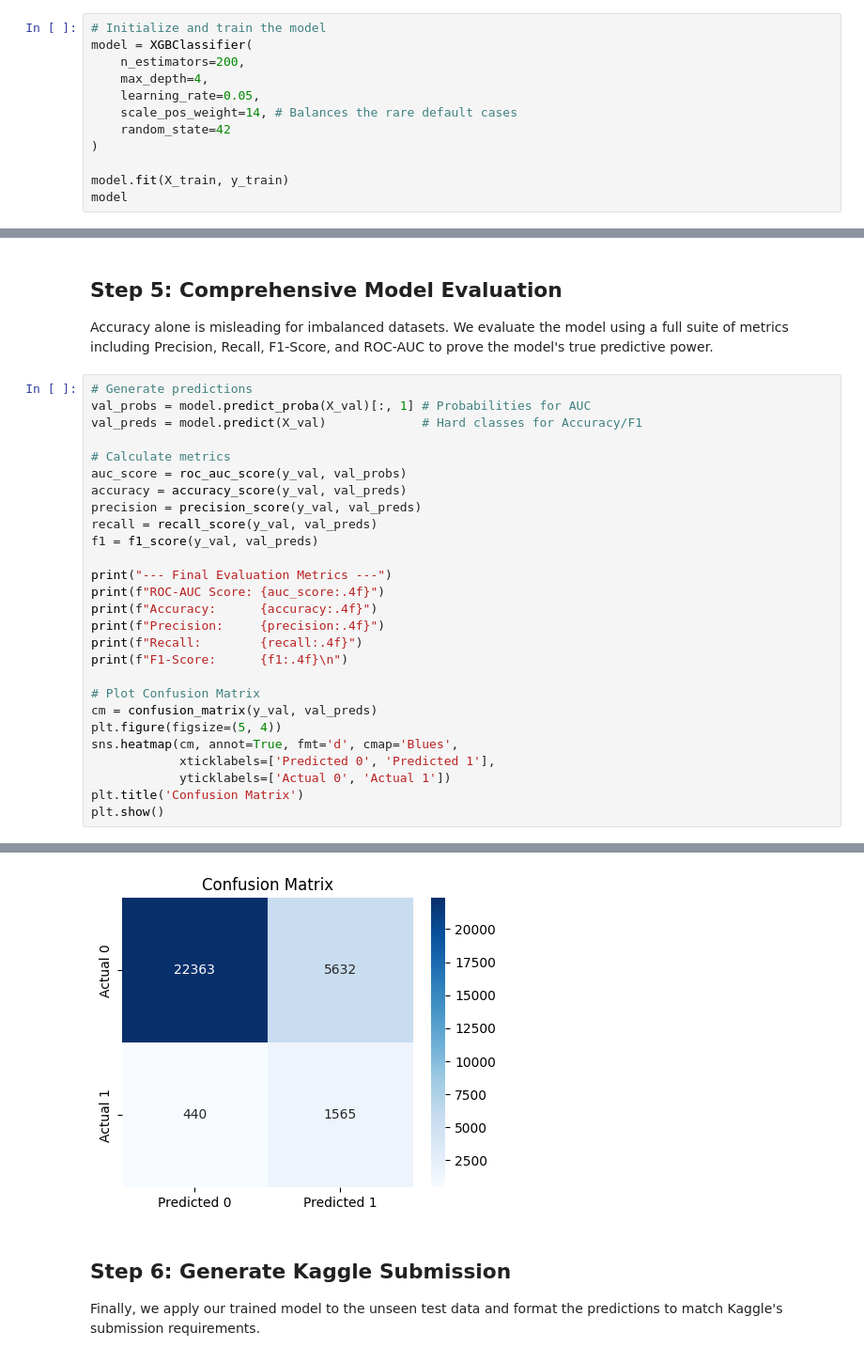
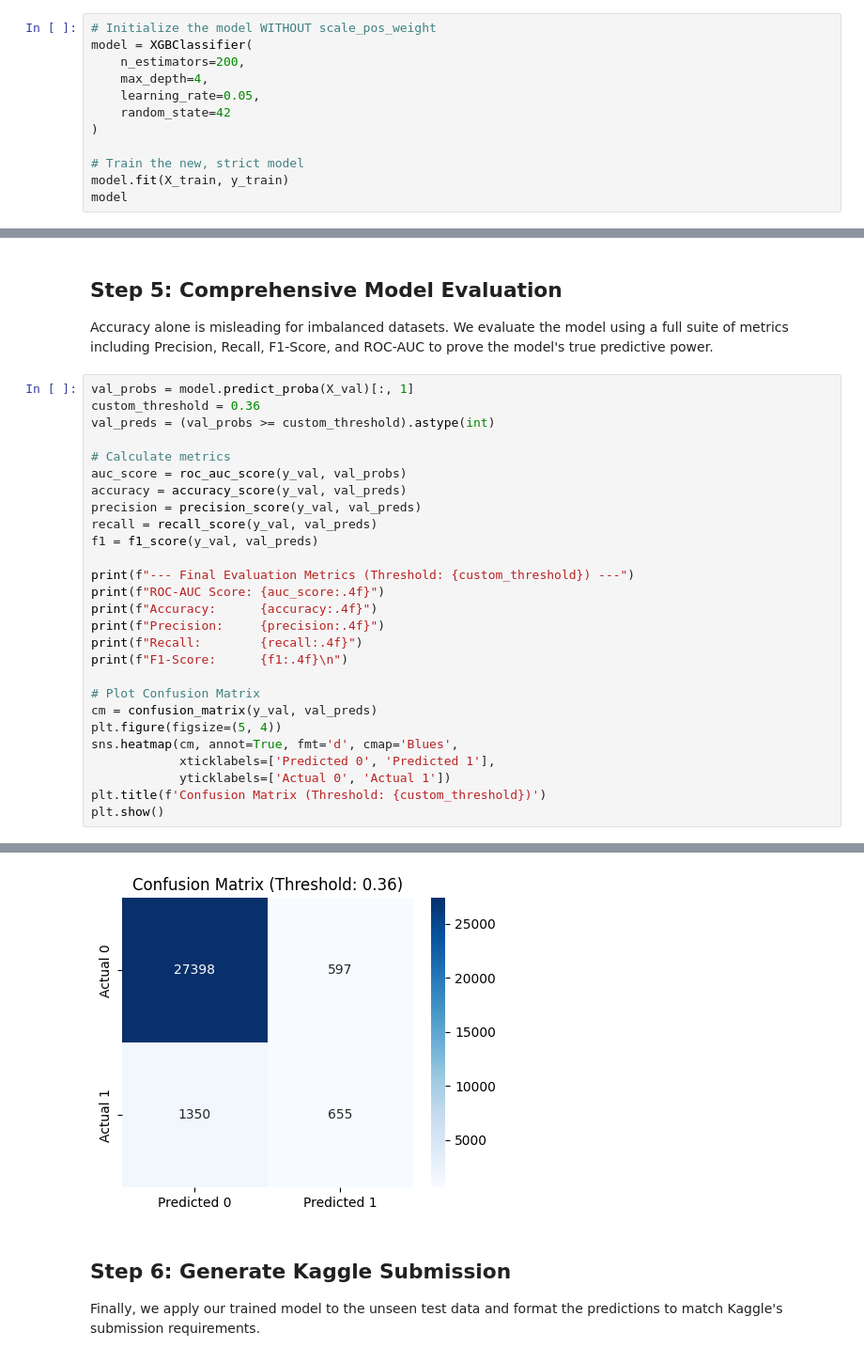
Before and after one commit to 2401020564-debug/CREDIT-PREDICTION, a Jupyter notebook: Give_Me_Some_Credit_Pipeline.ipynb, the cells around one changed output, grey strips where cells are left out. Shown at 94% size. Saved outputs shown, nothing was run; the diff lists cells and outputs as text.

```diff
--- a/Give_Me_Some_Credit_Pipeline.ipynb
+++ b/Give_Me_Some_Credit_Pipeline.ipynb
@@ -98,15 +98,15 @@ Data preprocessing complete. Ready for modeling.
 ## Step 4: Model Building (XGBoost)
 We utilize XGBoost, which is highly efficient for tabular data. To address the class imbalance we discovered during EDA, we use the `scale_pos_weight` parameter to penalize the model more heavily when it misclassifies a true defaulter.
 # %%
-# Initialize and train the model
+# Initialize the model WITHOUT scale_pos_weight
 model = XGBClassifier(
     n_estimators=200,
     max_depth=4,
     learning_rate=0.05,
-    scale_pos_weight=14, # Balances the rare default cases
     random_state=42
 )
 
+# Train the new, strict model
 model.fit(X_train, y_train)
 model
 # %% [output]
@@ -125,9 +125,9 @@ XGBClassifier(base_score=None, booster=None, callbacks=None,
 ## Step 5: Comprehensive Model Evaluation
 Accuracy alone is misleading for imbalanced datasets. We evaluate the model using a full suite of metrics including Precision, Recall, F1-Score, and ROC-AUC to prove the model's true predictive power.
 # %%
-# Generate predictions
-val_probs = model.predict_proba(X_val)[:, 1] # Probabilities for AUC
-val_preds = model.predict(X_val)             # Hard classes for Accuracy/F1
+val_probs = model.predict_proba(X_val)[:, 1]
+custom_threshold = 0.36
+val_preds = (val_probs >= custom_threshold).astype(int)
 
 # Calculate metrics
 auc_score = roc_auc_score(y_val, val_probs)
@@ -136,7 +136,7 @@ precision = precision_score(y_val, val_preds)
 recall = recall_score(y_val, val_preds)
 f1 = f1_score(y_val, val_preds)
 
-print("--- Final Evaluation Metrics ---")
+print(f"--- Final Evaluation Metrics (Threshold: {custom_threshold}) ---")
 print(f"ROC-AUC Score: {auc_score:.4f}")
 print(f"Accuracy:      {accuracy:.4f}")
 print(f"Precision:     {precision:.4f}")
@@ -149,6 +149,6 @@ plt.figure(figsize=(5, 4))
 sns.heatmap(cm, annot=True, fmt='d', cmap='Blues',
             xticklabels=['Predicted 0', 'Predicted 1'],
             yticklabels=['Actual 0', 'Actual 1'])
-plt.title('Confusion Matrix')
+plt.title(f'Confusion Matrix (Threshold: {custom_threshold})')
 plt.show()
 # %% [output]
@@ -161,4 +161,4 @@ F1-Score:      0.3401
-[figure, old version]
+[figure, new version]
 # %% [markdown]
 ## Step 6: Generate Kaggle Submission
 Finally, we apply our trained model to the unseen test data and format the predictions to match Kaggle's submission requirements.
```
Also changed, not shown: parts of 1 cell of this notebook.
